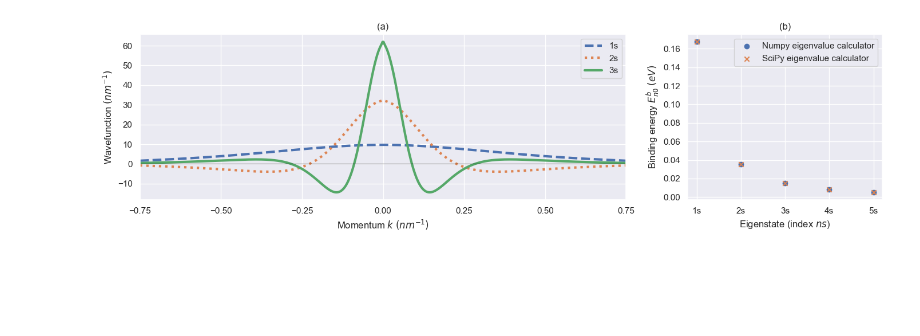
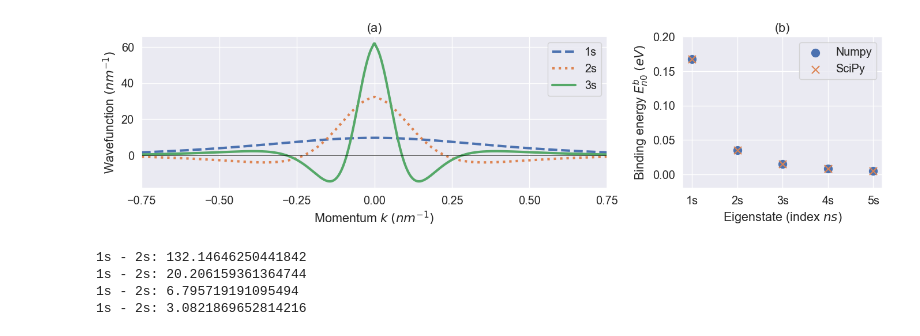
Before and after one commit to pmbraga/perovskite_excitons_mphil, a Jupyter notebook: excitonic_states/binding_energy.ipynb, the cells around one changed output. Cells and saved outputs as stored; diff of their text form; code cells hidden in the pictures; blank space fills up the shorter version.

Commit message:
extra modifications to the plots

```diff
--- a/excitonic_states/binding_energy.ipynb
+++ b/excitonic_states/binding_energy.ipynb
@@ -11,7 +11,7 @@ custom_font = fm.FontProperties(fname=font_path)
 plt.rcParams["font.family"] = custom_font.get_name()
 sn.set(font=custom_font.get_name())
 
-sn.set_theme(context='notebook', style='darkgrid', palette='deep', font_scale=1, color_codes=True, rc=None)
+sn.set_theme(context='notebook', style='darkgrid', palette='deep', font_scale=1.3, color_codes=True, rc=None)
 # %%
 # --- global variables --- #
 
@@ -125,6 +125,8 @@ def Sorting(values): # making sure we are printing the eigenvectors for the lowe
     for i in range(5):
         output[i] = eigenvaluesDict[sortedEigenvalues[i]]
 
+    np.savetxt('SortedEigenvalues.txt', sortedEigenvalues, fmt="%.10f")
+
     return output
 # %%
 norm_eigenvectors = EigenvectorsNorm(eigenvectors_SCP)
@@ -138,36 +140,37 @@ s4 = int(indexes[3])
 s5 = int(indexes[4])
 # %%
 levels = [s1, s2, s3, s4, s5]
-# %%
-plot_x = np.concatenate((np.flip((-1) * k_vals), k_vals))
-
-fig, axes = plt.subplots(1, 2, figsize=(14, 4), gridspec_kw={'width_ratios': [10, 4]})
-
-# --- numpy eigenvalues function --- #
-
-axes[0].plot(plot_x, np.concatenate((np.flip(norm_eigenvectors[:, s1]), norm_eigenvectors[:, s1])), label=f'1s', linewidth=3, linestyle='--')
-axes[0].plot(plot_x, np.concatenate((np.flip(norm_eigenvectors[:, s2]), norm_eigenvectors[:, s2])), label=f'2s', linewidth=3, linestyle=':')
-axes[0].plot(plot_x, np.concatenate((np.flip(norm_eigenvectors[:, s3]), norm_eigenvectors[:, s3])), label=f'3s', linewidth=3)
-axes[0].plot(plot_x, np.zeros(len(plot_x)), c='black', linewidth=0.5)
-axes[0].set_xticks([-0.75, -0.5, -0.25, 0, 0.25, 0.5, 0.75])
-
-axes[0].set_xlabel('Momentum $k$ $(nm^{-1})$')
-axes[0].set_xlim(-.75, .75)
-axes[0].set_ylabel('Wavefunction $(nm^{-1})$')
-axes[0].set_title('(a)')
-axes[0].legend(loc='upper right')
-
-axes[1].scatter(['1s', '2s' , '3s' , '4s', '5s'], eig_levels, label='Numpy eigenvalue calculator')
-axes[1].scatter(['1s', '2s' , '3s' , '4s', '5s'], eig_levels, label='SciPy eigenvalue calculator', marker='x')
-axes[1].set_xlabel('Eigenstate (index $ns$)')
-axes[1].set_ylabel('Binding energy $E_{n0}^b$ $(eV)$')
-axes[1].set_title('(b)')
-
-axes[1].legend()
-
-plt.tight_layout()
-plt.savefig('eigen_results.png', dpi=500)
-# %% [output]
-[figure, removed]
 # %%
 eig_levels = [(-1)* eigenvalues[s1],(-1)*  eigenvalues[s2],(-1)*  eigenvalues[s3],(-1)*  eigenvalues[s4],(-1)*  eigenvalues[s5]]
+# %%
+plot_x = np.concatenate((np.flip((-1) * k_vals), k_vals))
+
+fig, axes = plt.subplots(1, 2, figsize=(14, 4), gridspec_kw={'width_ratios': [14, 6]})
+
+# --- numpy eigenvalues function --- #
+
+axes[0].plot(plot_x, np.concatenate((np.flip(norm_eigenvectors[:, s1]), norm_eigenvectors[:, s1])), label=f'1s', linewidth=3, linestyle='--')
+axes[0].plot(plot_x, np.concatenate((np.flip(norm_eigenvectors[:, s2]), norm_eigenvectors[:, s2])), label=f'2s', linewidth=3, linestyle=':')
+axes[0].plot(plot_x, np.concatenate((np.flip(norm_eigenvectors[:, s3]), norm_eigenvectors[:, s3])), label=f'3s', linewidth=3)
+axes[0].plot(plot_x, np.zeros(len(plot_x)), c='black', linewidth=0.5)
+axes[0].set_xticks([-0.75, -0.5, -0.25, 0, 0.25, 0.5, 0.75])
+
+axes[0].set_xlabel('Momentum $k$ $(nm^{-1})$')
+axes[0].set_xlim(-.75, .75)
+axes[0].set_ylabel('Wavefunction $(nm^{-1})$')
+axes[0].set_title('(a)')
+axes[0].legend(loc='upper right')
+
+axes[1].scatter(['1s', '2s' , '3s' , '4s', '5s'], eig_levels, s =100, label='Numpy')
+axes[1].scatter(['1s', '2s' , '3s' , '4s', '5s'], eig_levels, s=90, label='SciPy', marker='x')
+axes[1].set_ylim(-.02, .2)
+axes[1].set_xlabel('Eigenstate (index $ns$)')
+axes[1].set_ylabel('Binding energy $E_{n0}^b$ $(eV)$')
+axes[1].set_title('(b)')
+
+axes[1].legend()
+
+plt.tight_layout()
+plt.savefig('eigen_results.png', dpi=600)
+# %% [output]
+[figure, added]
@@ -173,0 +184,7 @@ eig_levels = [(-1)* eigenvalues[s1],(-1)*  eigenvalues[s2],(-1)*  eigenvalues[s3
+# %%
+level_separation(eig_levels)
+# %% [output]
+1s - 2s: 132.14646250441842
+1s - 2s: 20.206159361364744
+1s - 2s: 6.795719191095494
+1s - 2s: 3.0821869652814216
```
Also changed, not shown: parts of 1 cell of this notebook.
